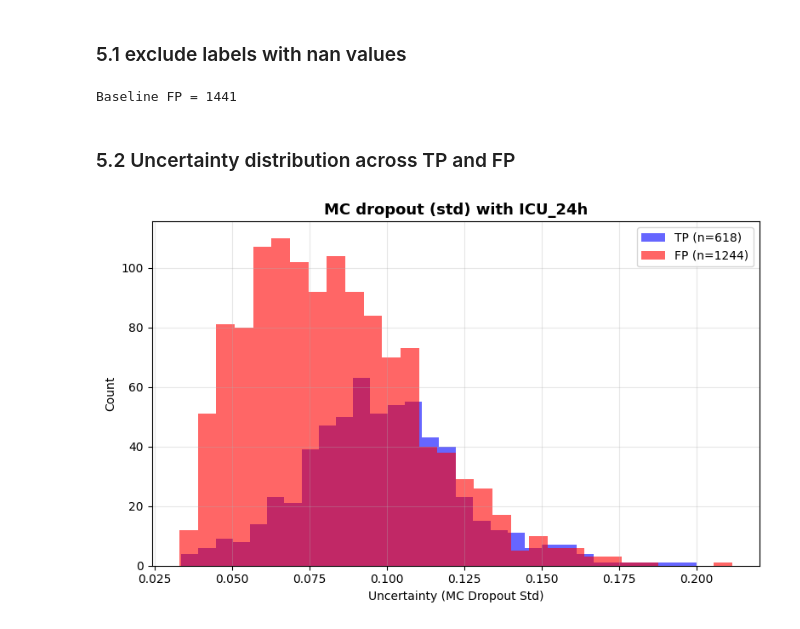
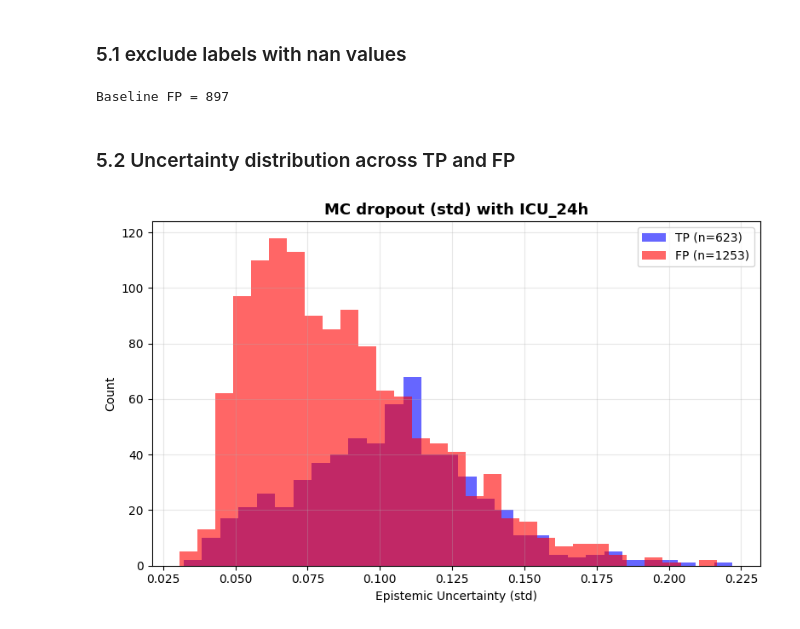
Before and after one commit to cookiehyun/Q-Model, a Jupyter notebook: False Alarms Reduction/False alarms reduction.ipynb, the cells around one changed output. Drawn from its saved outputs; the diff is of its cells as text; code cells hidden in the pictures.

```diff
--- a/False Alarms Reduction/False alarms reduction.ipynb
+++ b/False Alarms Reduction/False alarms reduction.ipynb
@@ -408,8 +408,8 @@ Running Monte Carlo Dropout...
 # %% [markdown]
 ### 5.1 exclude labels with nan values
 # %%
-y_test = y_true[:, 0]
-pred_prob = all_mean_preds[:, 0]
+y_test = y_true[:, 1]
+pred_prob = all_mean_preds[:, 1]
 
 mask = ~np.isnan(y_test)
 
@@ -422,36 +422,36 @@ y_class = (pred_prob >= 0.14).astype(int)
 tn, fp, fn, tp = confusion_matrix(y_test, y_class).ravel()
 print(f"Baseline FP = {fp}")
 # %% [output]
-Baseline FP = 1441
+Baseline FP = 897
 # %% [markdown]
 ### 5.2 Uncertainty distribution across TP and FP
 # %%
 threshold=0.1  # sensitivity = 80%
 mask = ~np.isnan(y_true[:, 1])
 
 y_true_i      = y_true[mask, 1]
 mean_preds_i  = all_mean_preds[mask, 1]
 uncertainty_i = all_uncertainties[mask, 1]
 
 # Classify into TP and FP
 predicted_pos = mean_preds_i >= threshold
 tp_mask       = (predicted_pos) & (y_true_i == 1)
 fp_mask       = (predicted_pos) & (y_true_i == 0)
 
 tp_uncertainty = uncertainty_i[tp_mask]
 fp_uncertainty = uncertainty_i[fp_mask]
 
 plt.figure(figsize=(8, 5))
 plt.hist(tp_uncertainty, bins=30, alpha=0.6, color="blue", label=f"TP (n={tp_mask.sum()})")
 plt.hist(fp_uncertainty, bins=30, alpha=0.6, color="red",  label=f"FP (n={fp_mask.sum()})")
 
 plt.title("MC dropout (std) with ICU_24h", fontsize=13, fontweight="bold")
-plt.xlabel("Uncertainty (MC Dropout Std)")
+plt.xlabel("Epistemic Uncertainty (std)")
 plt.ylabel("Count")
 plt.legend(loc="upper right")
 plt.grid(True, alpha=0.3)
 plt.tight_layout()
 plt.savefig("uncertainty_tp_fp_icu_24h.png", dpi=150, bbox_inches="tight")
 plt.show()
 # %% [output]
-[figure, old version]
+[figure, new version]
```
Also changed, not shown: parts of 4 cells of this notebook, 1 other file.
